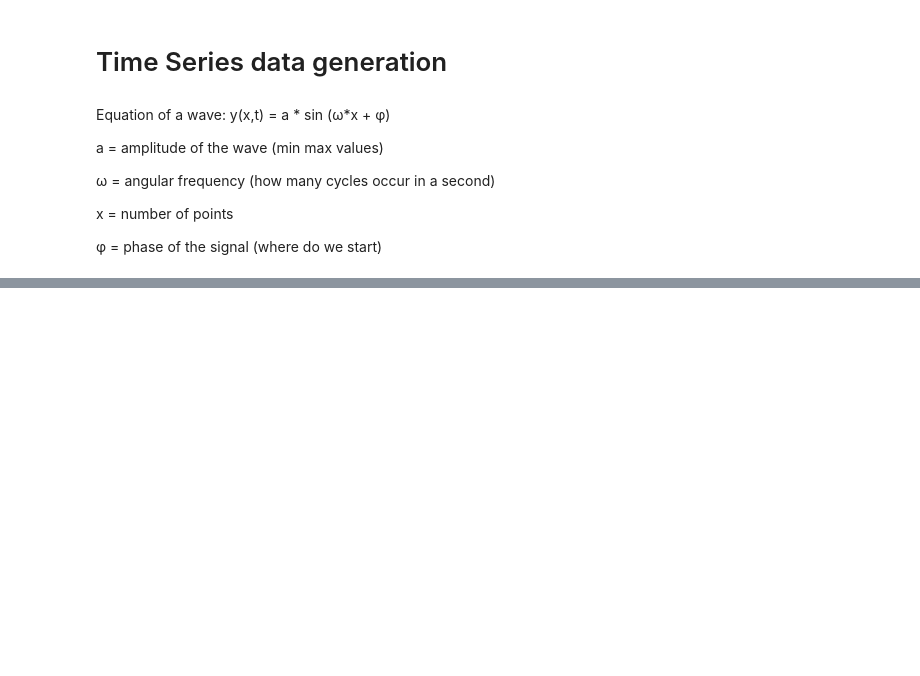
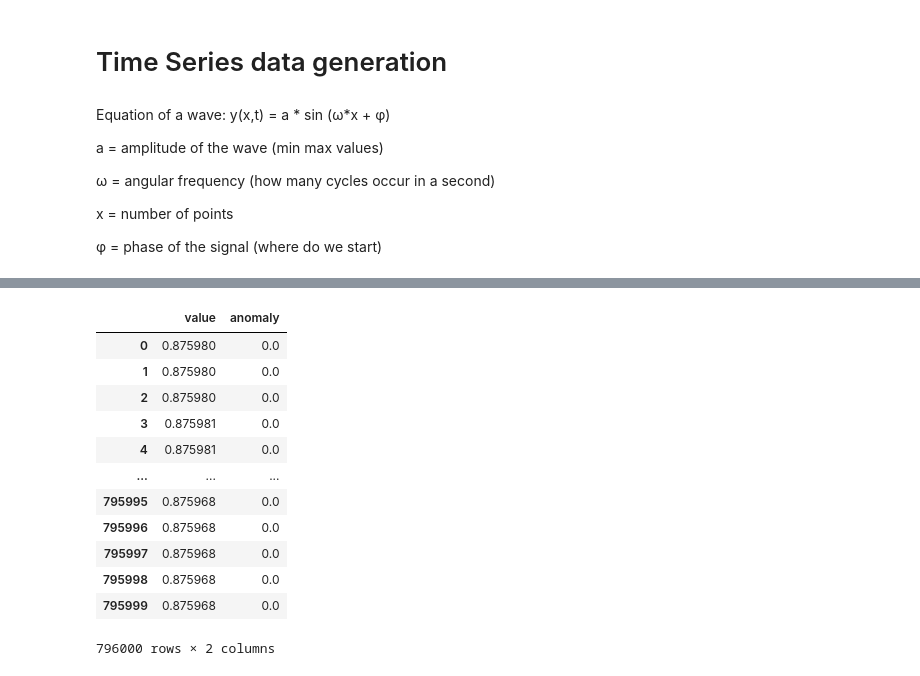
Before and after one commit to OscarCabreraRodriguez/TimeSeriesAnomalyDetection, a Jupyter notebook: ADND.ipynb, the cells around one changed output, grey strips where cells are left out. Drawn from its saved outputs; the diff is of its cells as text; code cells hidden in the pictures; blank space fills up the shorter version.

```diff
--- a/ADND.ipynb
+++ b/ADND.ipynb
@@ -183,0 +221,19 @@ for i in range(0,len(yValuesupdwn)):
+# %%
+from sklearn.preprocessing import MinMaxScaler
+scaler = MinMaxScaler()
+df['value'] = scaler.fit_transform(np.array(df["value"]).reshape(-1, 1))
+df
+# %% [output]
+|  | value | anomaly |
+| 0 | 0.875980 | 0.0 |
+| 1 | 0.875980 | 0.0 |
+| 2 | 0.875980 | 0.0 |
+| 3 | 0.875981 | 0.0 |
+| 4 | 0.875981 | 0.0 |
+| ... | ... | ... |
+| 795995 | 0.875968 | 0.0 |
+| 795996 | 0.875968 | 0.0 |
+| 795997 | 0.875968 | 0.0 |
+| 795998 | 0.875968 | 0.0 |
+| 795999 | 0.875968 | 0.0 |
+796000 rows × 2 columns
```
Also changed, not shown: parts of 22 cells of this notebook.
